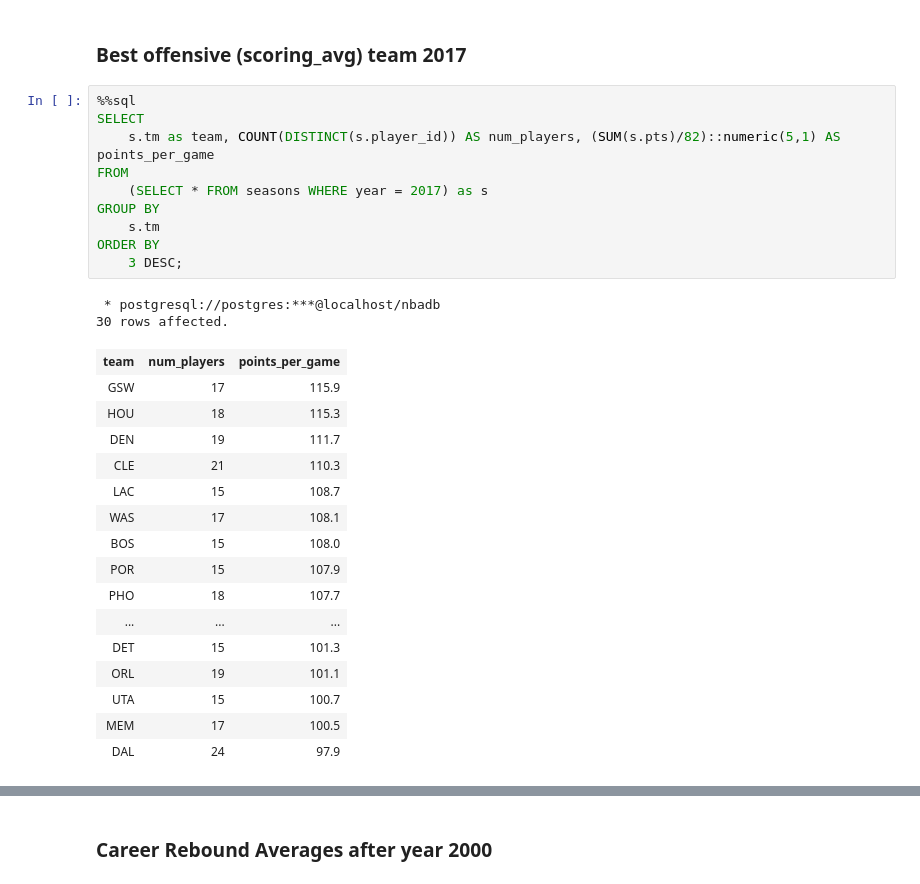
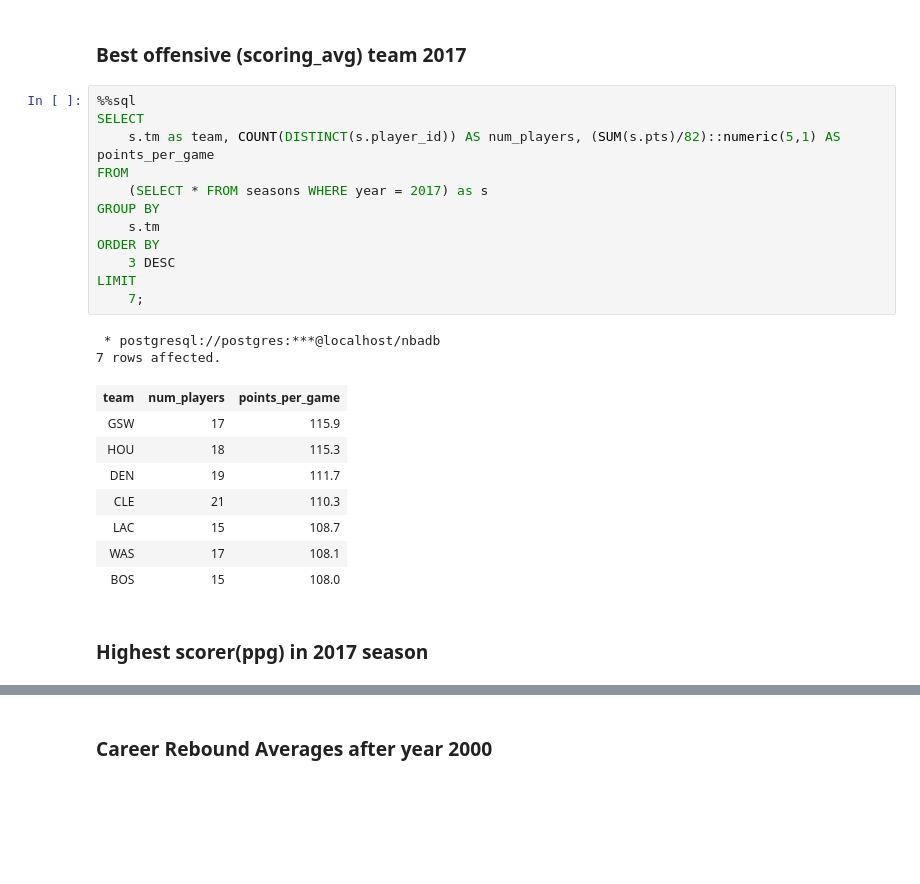
Before and after one commit to LeventSoykan/Clean_-_Analyze_NBA_Player_Data_In_PostgreSQL, a Jupyter notebook: nba_data_exploration.ipynb, the cells around one changed output, grey strips where cells are left out. Saved outputs shown, nothing was run; the diff lists cells and outputs as text; blank space fills up the shorter version.

```diff
--- a/nba_data_exploration.ipynb
+++ b/nba_data_exploration.ipynb
@@ -97,32 +97,28 @@ ORDER BY
 # %%
 %%sql
 SELECT
     s.tm as team, COUNT(DISTINCT(s.player_id)) AS num_players, (SUM(s.pts)/82)::numeric(5,1) AS points_per_game
 FROM
     (SELECT * FROM seasons WHERE year = 2017) as s
 GROUP BY
     s.tm
 ORDER BY
-    3 DESC;
+    3 DESC
+LIMIT
+    7;
 # %% [output]
  * postgresql://postgres:***@localhost/nbadb
-30 rows affected.
+7 rows affected.
 | team | num_players | points_per_game |
 | GSW | 17 | 115.9 |
 | HOU | 18 | 115.3 |
 | DEN | 19 | 111.7 |
 | CLE | 21 | 110.3 |
 | LAC | 15 | 108.7 |
 | WAS | 17 | 108.1 |
 | BOS | 15 | 108.0 |
-| POR | 15 | 107.9 |
-| PHO | 18 | 107.7 |
-| ... | ... | ... |
-| DET | 15 | 101.3 |
-| ORL | 19 | 101.1 |
-| UTA | 15 | 100.7 |
-| MEM | 17 | 100.5 |
-| DAL | 24 | 97.9 |
+# %% [markdown]
+### Highest scorer(ppg) in 2017 season
 # %%
 %%sql
 WITH s AS (SELECT * FROM seasons WHERE year = 2017)
```
Also changed, not shown: parts of 24 cells of this notebook.
